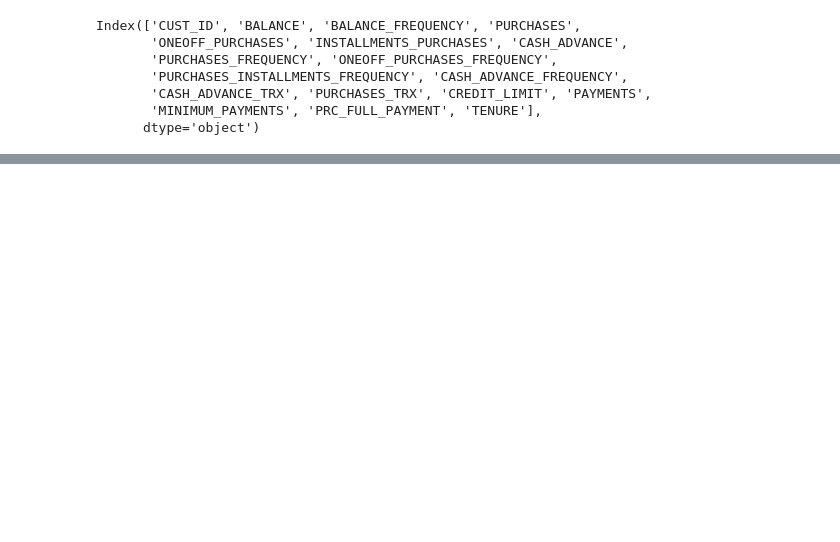
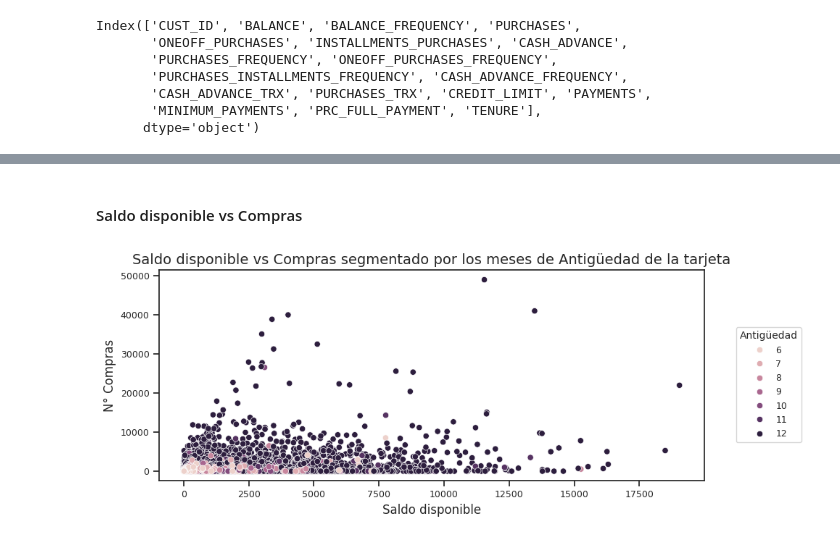
Before and after one commit to RicardxJMG/Data-projects, a Jupyter notebook: Data Science Projects/Credit Card Clustering/Clustering_Tarjeta_Credito.ipynb, the cells around one changed output, grey strips where cells are left out. Cells and saved outputs as stored; diff of their text form; code cells hidden in the pictures; blank space fills up the shorter version.

```diff
--- a/Data Science Projects/Credit Card Clustering/Clustering_Tarjeta_Credito.ipynb
+++ b/Data Science Projects/Credit Card Clustering/Clustering_Tarjeta_Credito.ipynb
@@ -445,0 +160,12 @@ dtype: float64
+# %% [markdown]
+#### Saldo disponible vs Compras
+# %%
+dict_dea1 = {"title": "Saldo disponible vs Compras segmentado por los meses de Antigüedad de la tarjeta",
+             "x_label": "Saldo disponible",
+             "y_label": "N° Compras",
+             "hue": "TENURE",
+             "hue_title": "Antigüedad"}
+
+plot_scatter(dataset, "BALANCE", "PURCHASES", **dict_dea1)
+# %% [output]
+[figure, added]
```
Also changed, not shown: parts of 111 cells of this notebook.
